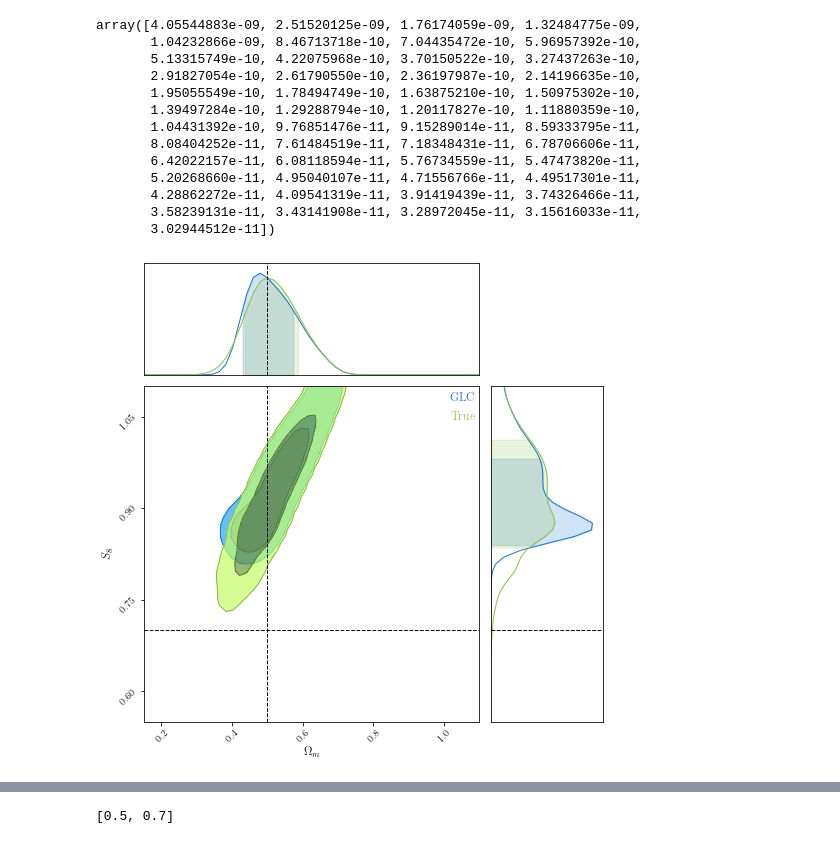
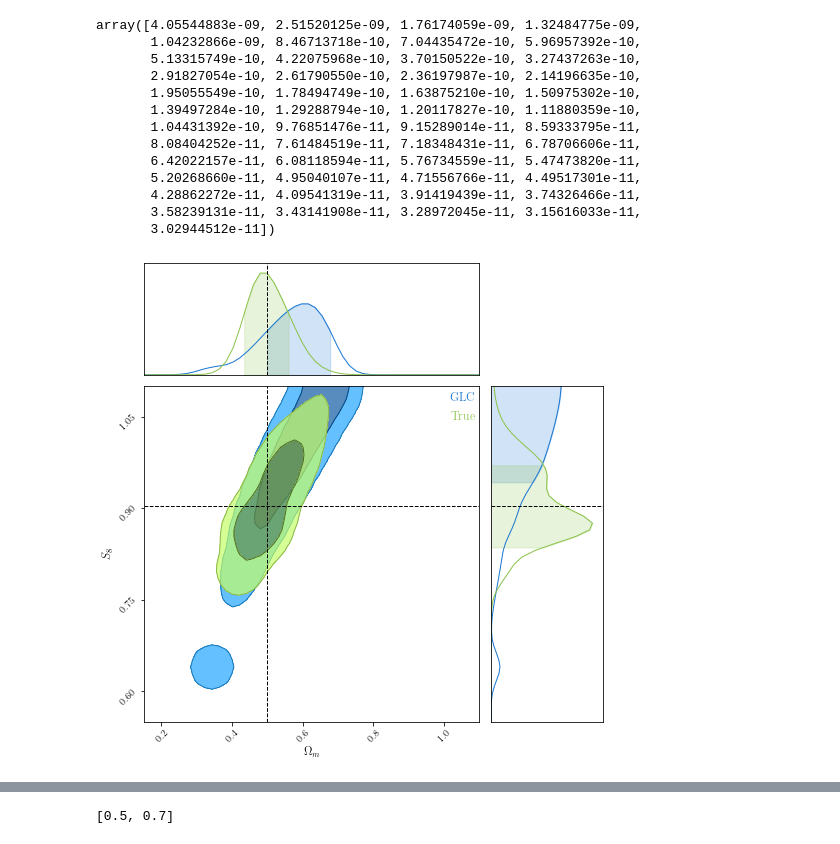
Before and after one commit to dpiras/pydelfi, a Jupyter notebook: examples/GLC_2D_with_score_compression_cosmo.ipynb, the cells around one changed output, grey strips where cells are left out. Saved outputs shown, nothing was run; the diff lists cells and outputs as text; code cells hidden in the pictures.

```diff
--- a/examples/GLC_2D_with_score_compression_cosmo.ipynb
+++ b/examples/GLC_2D_with_score_compression_cosmo.ipynb
@@ -31,8 +31,8 @@ n_class = 1 # number of different cosmologies for the training
 # %%
 # in order to perform the compressions, we need a few things
 n_vec = 49
-q_fid = [0.5, 0.7]
-mul_mode_fac = 10 # factor multiplied to k and divided in theta to shrink error bars
+q_fid = [0.5, 0.7*np.sqrt(0.5/0.3)]
+mul_mode_fac = 20 # factor multiplied to k and divided in theta to shrink error bars
 Cl_fid = np.loadtxt('./power_spectra/der_power_spectrum_0.dat')[2:, 1] # at the fiducial value
 mu = np.asarray(Cl_fid)
 Cinv = mul_mode_fac*(2*np.arange(n_vec)+1) * np.eye(n_vec)/ (2*Cl_fid**2)
@@ -86,10 +86,10 @@ lmax = 50
 #q_obs = np.loadtxt('./power_spectra/parameters_rep_wider.txt')[obs_idx]
 #d_vec_obs = np.loadtxt(f'./power_spectra/power_spectrum_{obs_idx}.dat')[2:, 1]
 #d_vec_obs = np.reshape(d_vec_obs, [1, -1])
-q_obs = [0.5, 0.7] #np.loadtxt('./power_spectra/parameters_rep_wider.txt')[n_sims]
+q_obs = [0.5, 0.7*np.sqrt(0.5/0.3)] #np.loadtxt('./power_spectra/parameters_rep_wider.txt')[1000]
 d_vec_obs = np.zeros((1, n_vec))
 for index in range(1):
-    load = np.loadtxt('./power_spectra/der_power_spectrum_0.dat') #np.loadtxt('./power_spectra/power_spectrum_1000.dat')[2:, 1]
+    load = np.loadtxt('./power_spectra/der_power_spectrum_0.dat') #np.loadtxt('./power_spectra/power_spectrum_1000.dat')
     cls = load[:, 1]
     single = []
     for ell in range(2, lmax+1):
@@ -339,7 +339,7 @@ Please use `layer.__call__` method instead.
 # and finally we train the NF as well
 sess = tf.Session()
 sess.run(tf.global_variables_initializer())
-NUM_STEPS = 1500#int(settings[TARGET_DENSITY]['train_iters'])
+NUM_STEPS = 2000#int(settings[TARGET_DENSITY]['train_iters'])
 global_step = []
 losses = []
 for i in range(NUM_STEPS):
@@ -544,21 +543,21 @@ omega_m_obs, S8_obs = q_obs[0], q_obs[1]
 # %%
 from chainconsumer import ChainConsumer
 xs = likelihood_arr[:, 0]
 ys = likelihood_arr[:, 1]
 #ys = ys/np.sqrt(xs/0.3)
 pdf_flat = likelihood_arr[:, 2]
 
 xs_true = likelihood_arr_true[:, 0]
 ys_true = likelihood_arr_true[:, 1]
 #ys = ys/np.sqrt(xs/0.3)
 pdf_flat_true = likelihood_arr_true[:, 2]
 
 c = ChainConsumer()
 c.add_chain([xs, ys], parameters=["$\Omega_m$", "$S_8$"], weights=pdf_flat, grid=True, name='GLC')
 c.add_chain([xs_true, ys_true], parameters=["$\Omega_m$", "$S_8$"], weights=pdf_flat_true, grid=True, name='True')
-c.configure(smooth=1.7)  # Notice how smoothing changes the results!
+c.configure(smooth=2.)  # Notice how smoothing changes the results!
 fig = c.plotter.plot(truth=[omega_m_obs, S8_obs])
 
 fig.set_size_inches(4.5 + fig.get_size_inches())
 # %% [output]
-[figure, old version]
+[figure, new version]
```
Also changed, not shown: parts of 23 cells of this notebook, 1 other file.
